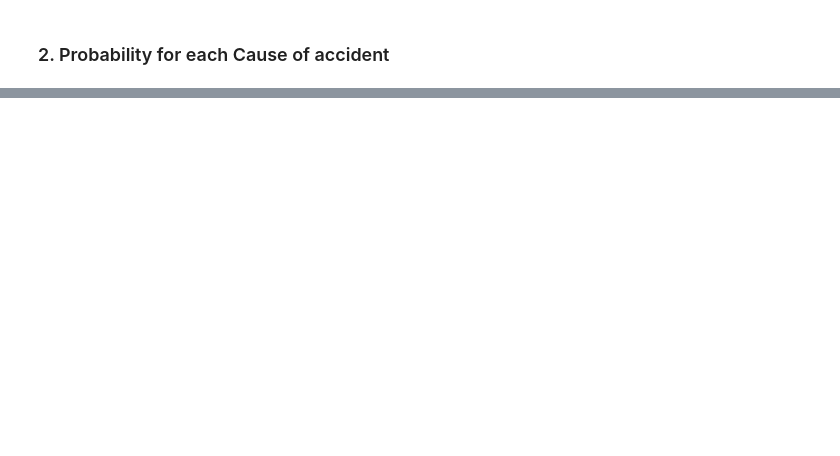
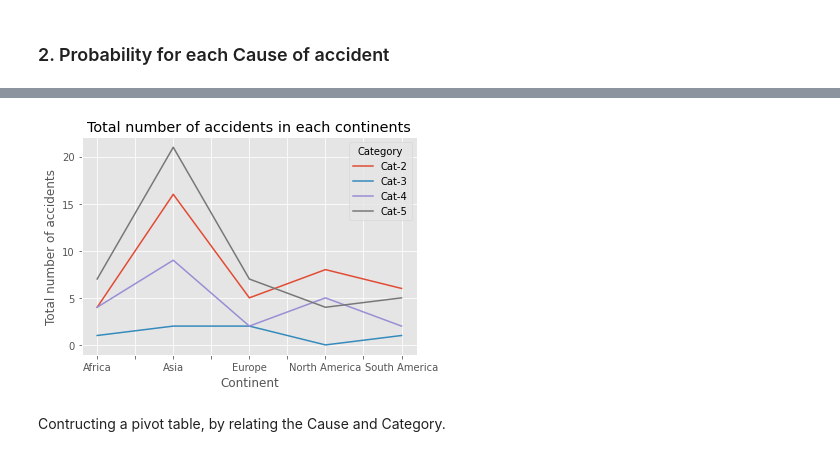
Before and after one commit to svkumar5950/boeing737, a Jupyter notebook: 1_Boeing737_Analysis_Report.ipynb, the cells around one changed output, grey strips where cells are left out. Cells and saved outputs as stored; diff of their text form; code cells hidden in the pictures; blank space fills up the shorter version.

```diff
--- a/1_Boeing737_Analysis_Report.ipynb
+++ b/1_Boeing737_Analysis_Report.ipynb
@@ -211,3 +220,21 @@ prob_per_km = ((source_sht_sort.Fatality.count())/ DIST_IN_KM)
+# %%
+# This function is to make the pivot table from the calculations:
+
+def tab_generator(prob_tab, typ):
+
+    "' Returns a Pivot table'"
+
+    piv_tab = pd.DataFrame([prob_tab.index, prob_tab.values]).T
+    piv_tab.columns = ['Location', 'Probability']
+    piv_tab['Continent'] = piv_tab['Location'].apply(lambda x: x[0])
+    piv_tab[typ] = piv_tab['Location'].apply(lambda x: x[1])
+    piv_tab = piv_tab.drop(columns='Location')
+    piv_tab.set_index('Continent')
+    piv_tab = piv_tab.pivot_table(index="Continent", columns=typ, \
+                         values='Probability',  \
+                         aggfunc= np.sum)
+    piv_tab.fillna(0, inplace=True)
+    return piv_tab
 # %% [markdown]
 ## For a Kilometer
 
@@ -247,0 +341,6 @@ prob_phase
+# %%
+# Cat_mst is the Category measurement pivot table:
+
+cat_mst = source_sht_sort.groupby(['Continent', 'Category'])['Category'].count()
+cat_mst = tab_generator(cat_mst, "Category")
+cat_mst
@@ -247,0 +362,10 @@ prob_phase
+# %%
+cat_criteria = ((cat_mst.index != 'Antarctica') & (cat_mst.index != 'Australia'))
+cat_mst[cat_criteria].filter(items=['Cat-2','Cat-3','Cat-4', 'Cat-5']).plot()
+plt.title('Total number of accidents in each continents')
+plt.ylabel('Total number of accidents')
+plt.show()
+# %% [output]
+[figure, added]
+# %% [markdown]
+Contructing a pivot table, by relating the Cause and Category.
```
Also changed, not shown: parts of 13 cells of this notebook.
